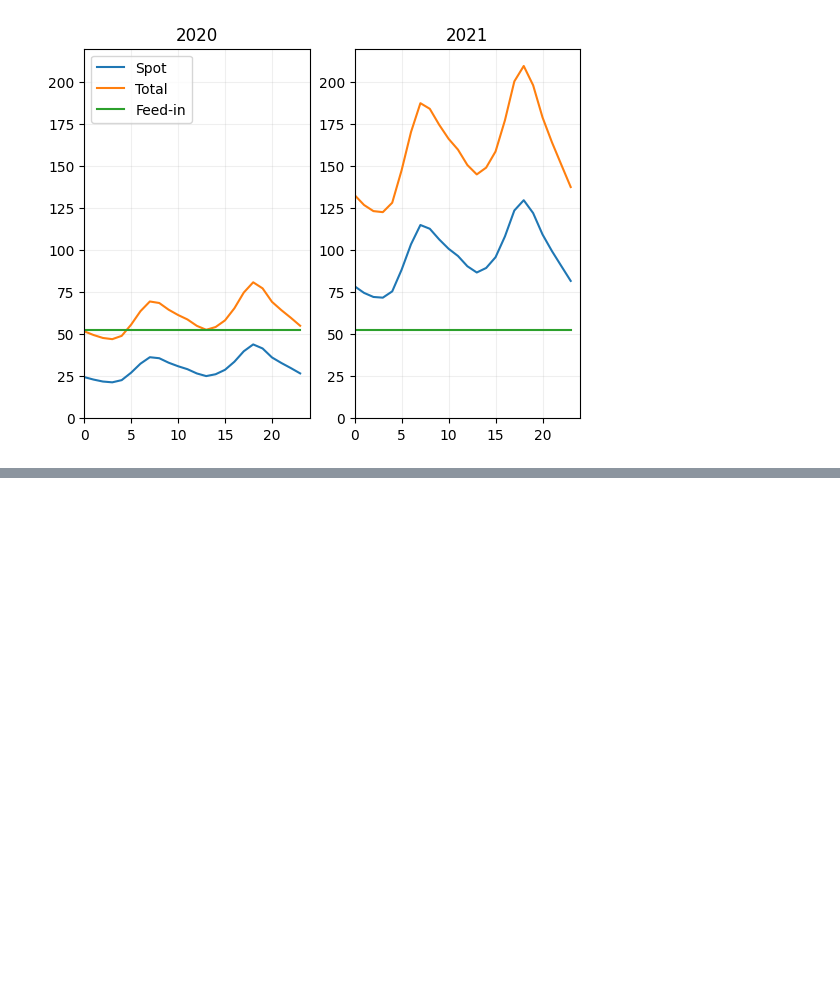
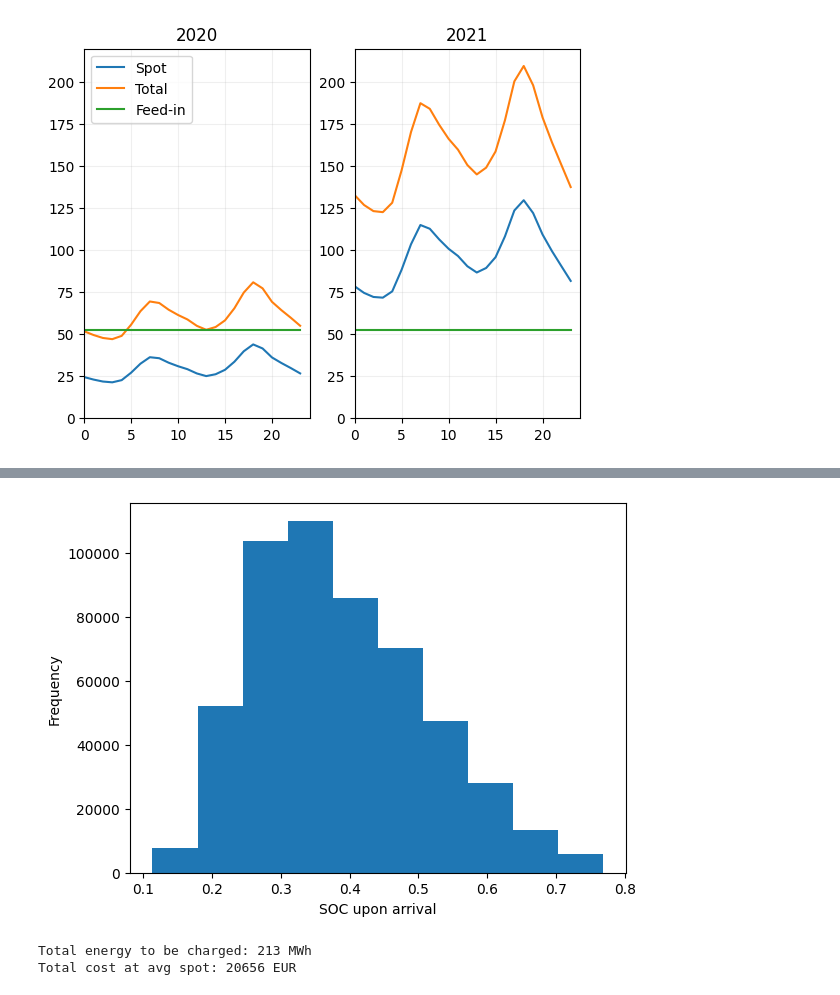
Before and after one commit to EnzoCording/FleetRL, a Jupyter notebook: src/FleetRL/eda.ipynb, the cells around one changed output, grey strips where cells are left out. Cells and saved outputs as stored; diff of their text form; code cells hidden in the pictures; blank space fills up the shorter version.

```diff
--- a/src/FleetRL/eda.ipynb
+++ b/src/FleetRL/eda.ipynb
@@ -74,0 +110,34 @@ plt.show()
+# %%
+env = FleetEnv(log_data=True,
+               include_pv=True,
+               schedule_name="25_ut.csv",
+               use_case="ut",
+               normalize_in_env=False,
+               aux=True,
+               calculate_degradation=True,
+               time_picker="static",
+               episode_length=48,
+               include_building=True,
+               building_name="load_ut.csv",
+               price_name="spot_2021_new.csv",
+               tariff_name="fixed_feed_in.csv",
+               spot_markup=10,
+               spot_mul=1.5,
+               feed_in_ded=0.25)
+
+ut = env.db.loc[(env.db["SOC_on_return"] > 0) & (env.db["SOC_on_return"] < 0.85), "SOC_on_return"]
+ut.plot.hist(bins=10)
+
+plt.ylabel("Frequency")
+plt.xlabel("SOC upon arrival")
+plt.show()
+# %% [output]
+[figure, added]
+# %%
+tot_en = env.db["Consumption_kWh"].sum()/0.91
+tot_cost = tot_en * env.db["DELU"].mean()
+print(f"Total energy to be charged: {int(tot_en/1000)} MWh")
+print(f"Total cost at avg spot: {int(tot_cost/1000)} EUR")
+# %% [output]
+Total energy to be charged: 213 MWh
+Total cost at avg spot: 20656 EUR
```
Also changed, not shown: parts of 15 cells of this notebook, 8 other files.
